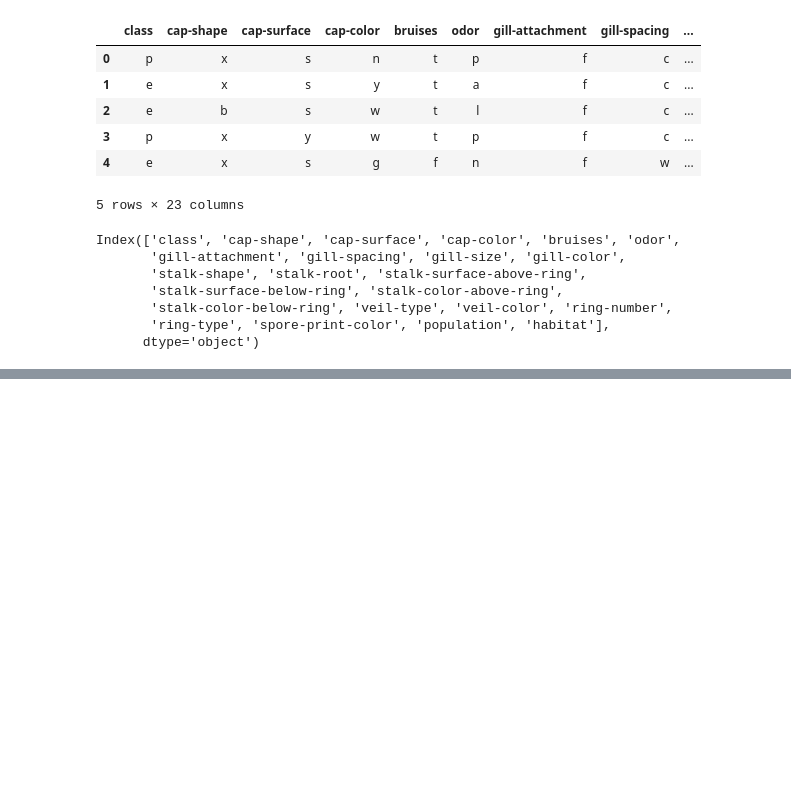
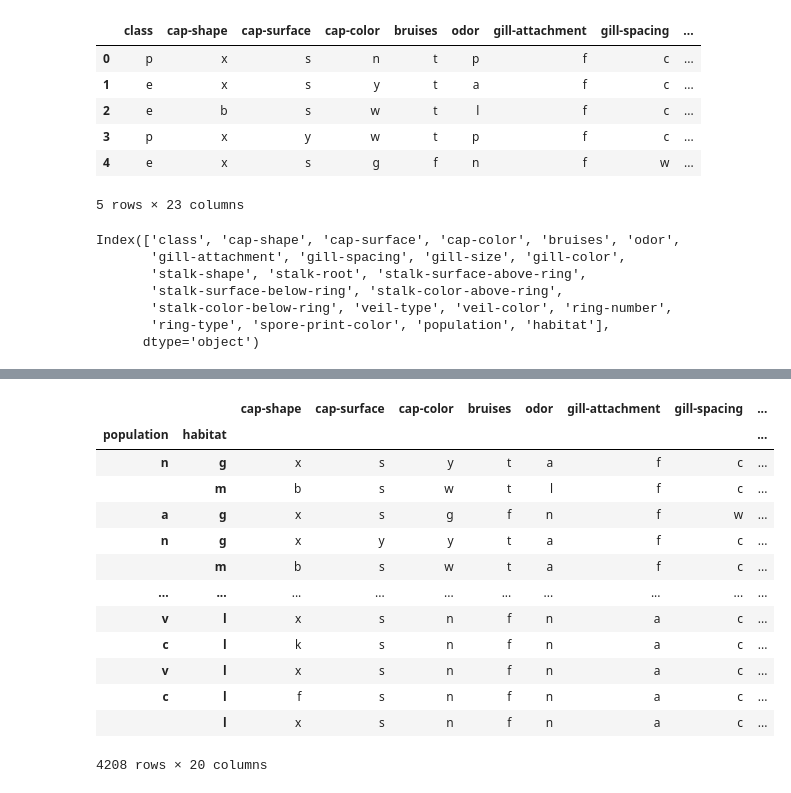
Before and after one commit to jscorrea16/Pandas, a Jupyter notebook: Activity_5_Joshua_Correa_CIDM_5310.ipynb, the cells around one changed output, grey strips where cells are left out. Cells and saved outputs as stored; diff of their text form; code cells hidden in the pictures; blank space fills up the shorter version.

```diff
--- a/Activity_5_Joshua_Correa_CIDM_5310.ipynb
+++ b/Activity_5_Joshua_Correa_CIDM_5310.ipynb
@@ -5,7 +5,7 @@ import pandas as pd
 # %%
 # Read in the mushroom.csv data
 
-mushroom = pd.read_csv('/content/drive/MyDrive/Dataset/mushroom.csv')
+mushroom = pd.read_csv('C:\\Users\\corre\\OneDrive\\Desktop\\WT_Summer_2023\\Visual_Studio_Code_Course\\mushroom.csv')
 
 mushroom.head(5)
 # %% [output]
@@ -46,0 +56,19 @@ KeyError: ignored
+# %%
+# List out the edible data
+
+mushroom.loc['e']
+# %% [output]
+|  |  | cap-shape | cap-surface | cap-color | bruises | odor | gill-attachment | gill-spacing | ... |
+| population | habitat |  |  |  |  |  |  |  | ... |
+| n | g | x | s | y | t | a | f | c | ... |
+|  | m | b | s | w | t | l | f | c | ... |
+| a | g | x | s | g | f | n | f | w | ... |
+| n | g | x | y | y | t | a | f | c | ... |
+|  | m | b | s | w | t | a | f | c | ... |
+| ... | ... | ... | ... | ... | ... | ... | ... | ... | ... |
+| v | l | x | s | n | f | n | a | c | ... |
+| c | l | k | s | n | f | n | a | c | ... |
+| v | l | x | s | n | f | n | a | c | ... |
+| c | l | f | s | n | f | n | a | c | ... |
+|  | l | x | s | n | f | n | a | c | ... |
+4208 rows × 20 columns
```
Also changed, not shown: parts of 2 cells of this notebook.
